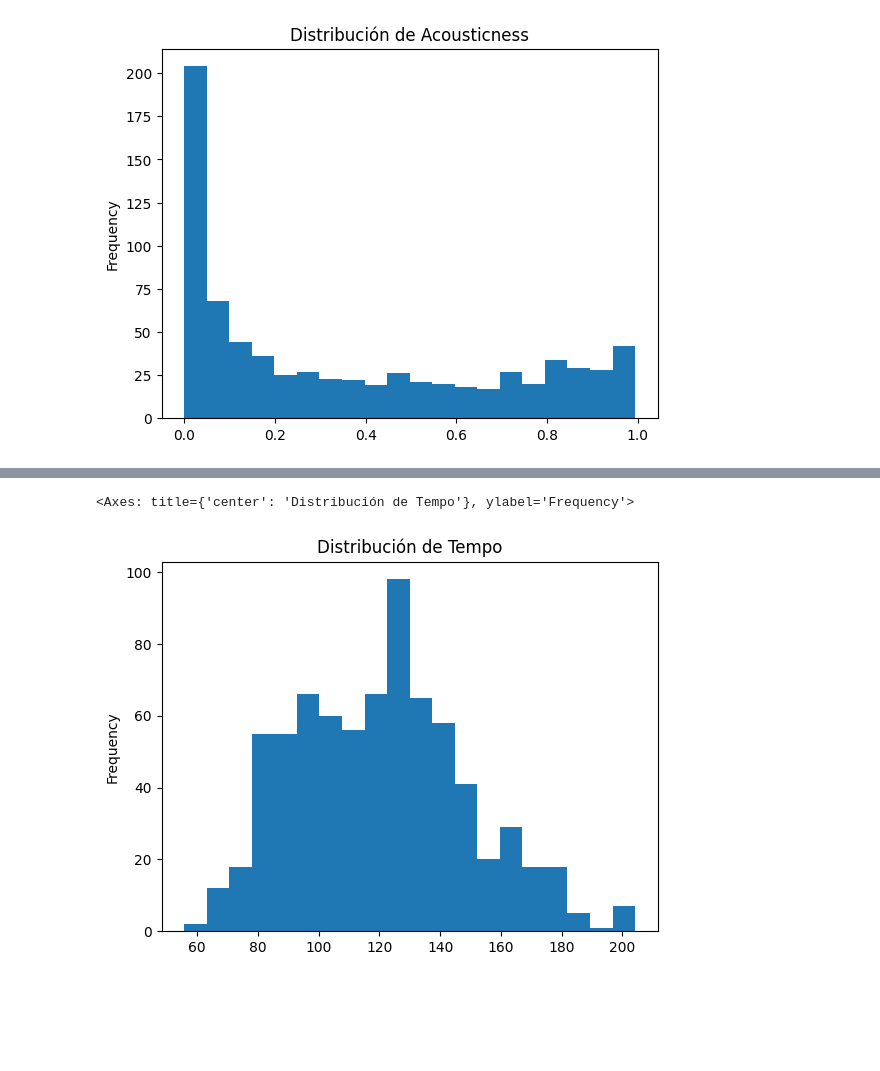
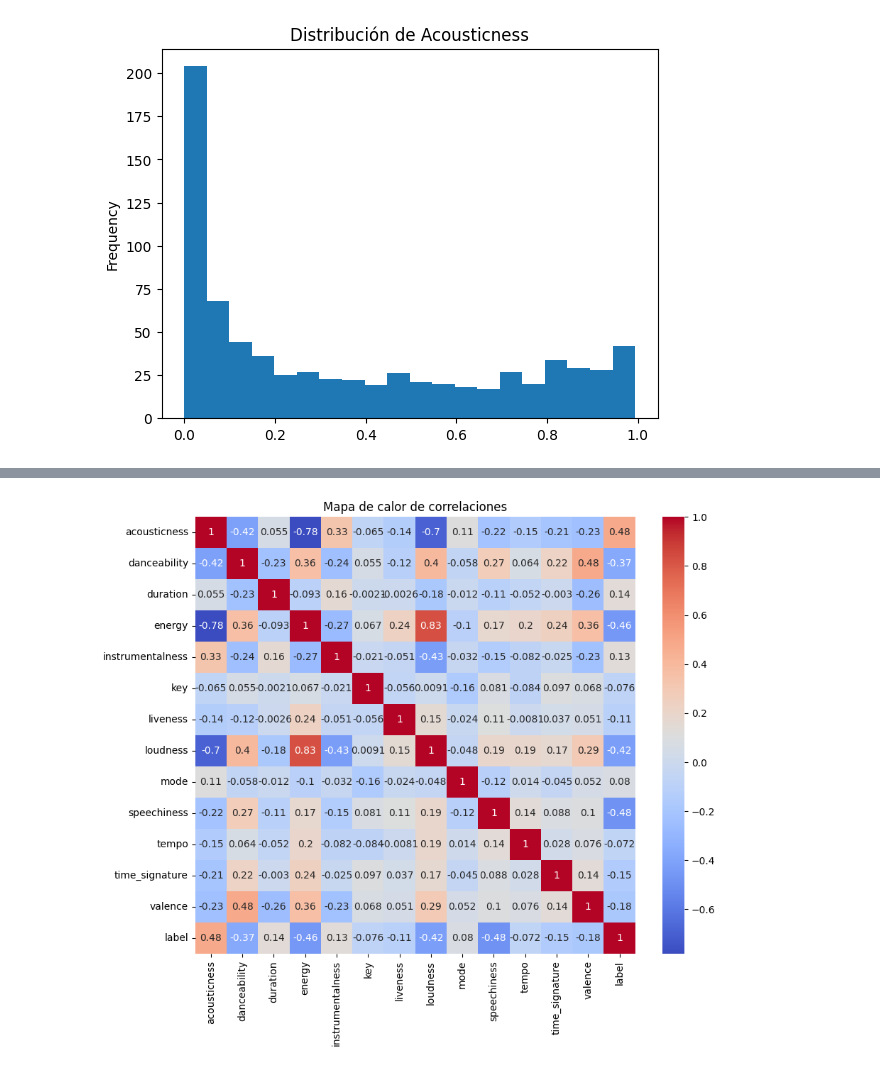
Before and after one commit to Lucass12345/AdD_TP_Final, a Jupyter notebook: TP_Final.ipynb, the cells around one changed output, grey strips where cells are left out. Drawn from its saved outputs; the diff is of its cells as text; code cells hidden in the pictures; blank space fills up the shorter version.

```diff
--- a/TP_Final.ipynb
+++ b/TP_Final.ipynb
@@ -219,5 +209,7 @@ df['mode'].value_counts().plot(kind='bar', title='Distribución de Mode')
 # %%
-df['tempo'].plot(kind='hist', bins=20, title='Distribución de Tempo')
+plt.figure(figsize=(10, 8))
+sns.heatmap(df.corr(), cmap="coolwarm", annot=True)
+plt.title("Mapa de calor de correlaciones")
+plt.show()
 # %% [output]
-<Axes: title={'center': 'Distribución de Tempo'}, ylabel='Frequency'>
-[figure, old version]
+[figure, new version]
```
Also changed, not shown: parts of 5 cells of this notebook.
